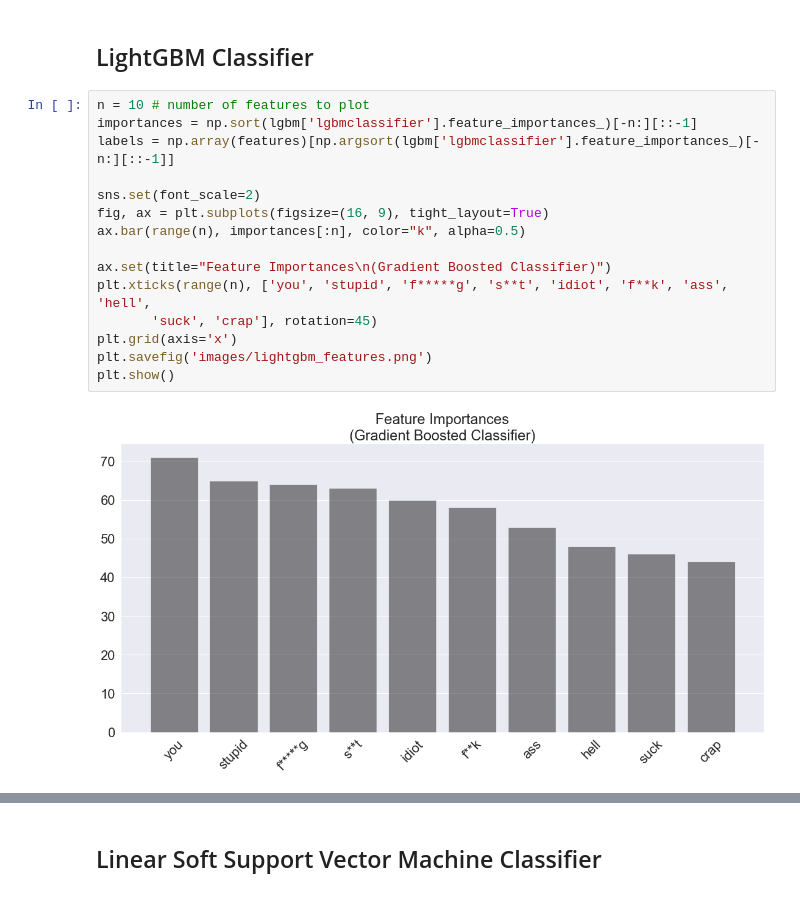
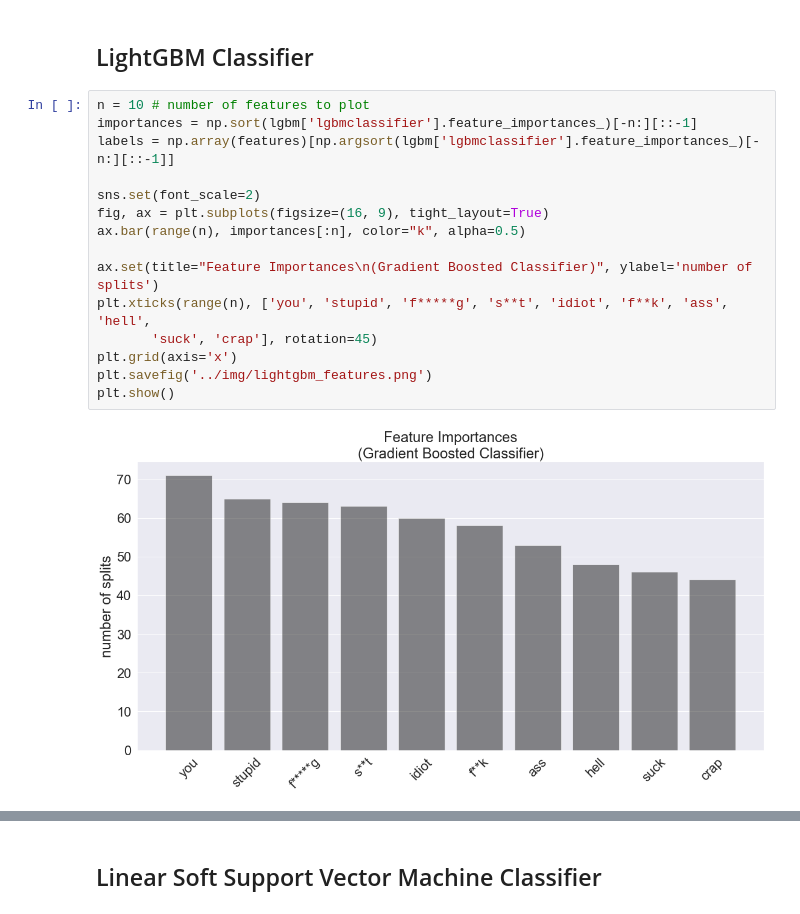
Before and after one commit to kchien3/identifying-toxic-wikipedia-comments, a Jupyter notebook: notebooks/toxic_comments_project.ipynb, the cells around one changed output, grey strips where cells are left out. Saved outputs shown, nothing was run; the diff lists cells and outputs as text.

```diff
--- a/notebooks/toxic_comments_project.ipynb
+++ b/notebooks/toxic_comments_project.ipynb
@@ -915,20 +1009,20 @@ plt.show()
 # %%
 n = 10 # number of features to plot
 importances = np.sort(lgbm['lgbmclassifier'].feature_importances_)[-n:][::-1]
 labels = np.array(features)[np.argsort(lgbm['lgbmclassifier'].feature_importances_)[-n:][::-1]]
 
 sns.set(font_scale=2)
 fig, ax = plt.subplots(figsize=(16, 9), tight_layout=True)
 ax.bar(range(n), importances[:n], color="k", alpha=0.5)
 
-ax.set(title="Feature Importances\n(Gradient Boosted Classifier)")
+ax.set(title="Feature Importances\n(Gradient Boosted Classifier)", ylabel='number of splits')
 plt.xticks(range(n), ['you', 'stupid', 'f*****g', 's**t', 'idiot', 'f**k', 'ass', 'hell',
        'suck', 'crap'], rotation=45)
 plt.grid(axis='x')
-plt.savefig('images/lightgbm_features.png')
+plt.savefig('../img/lightgbm_features.png')
 plt.show()
 # %% [output]
-[figure, old version]
+[figure, new version]
 # %%
 clf = lgbm
 
```
Also changed, not shown: parts of 25 cells of this notebook, 12 other files.
